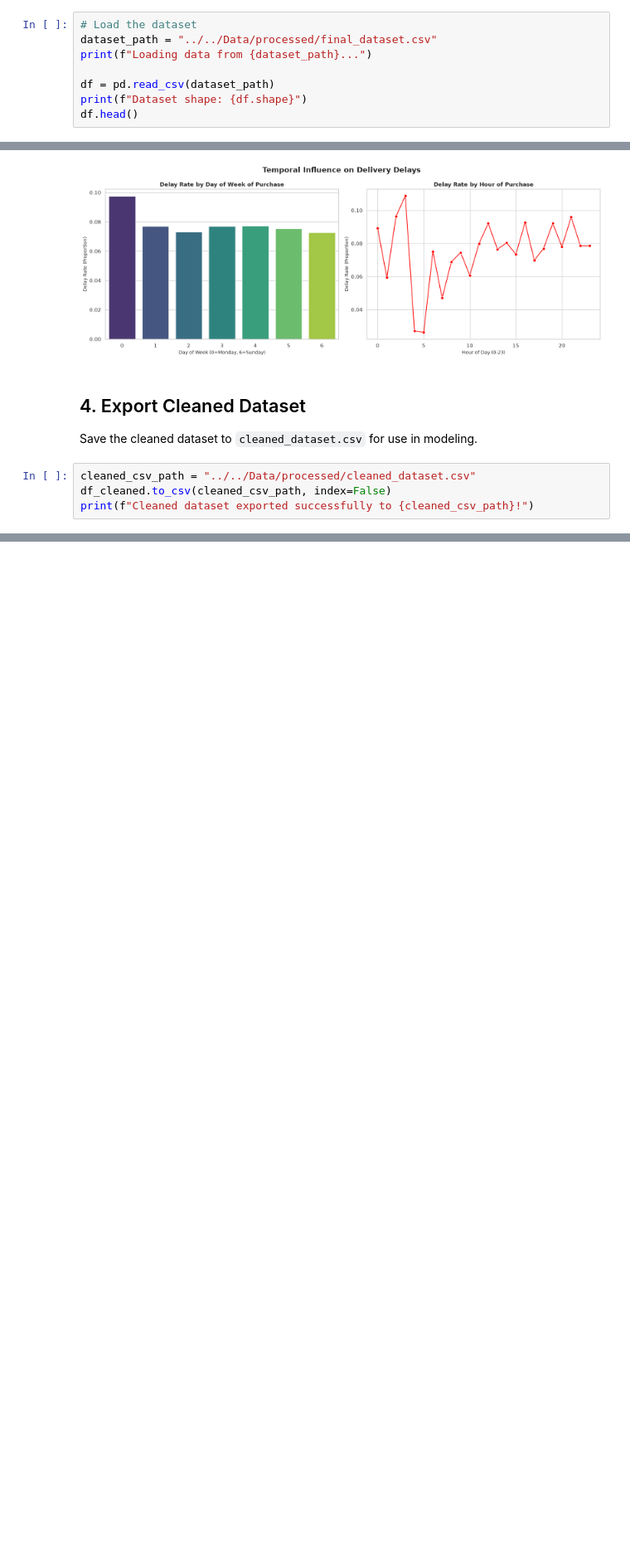
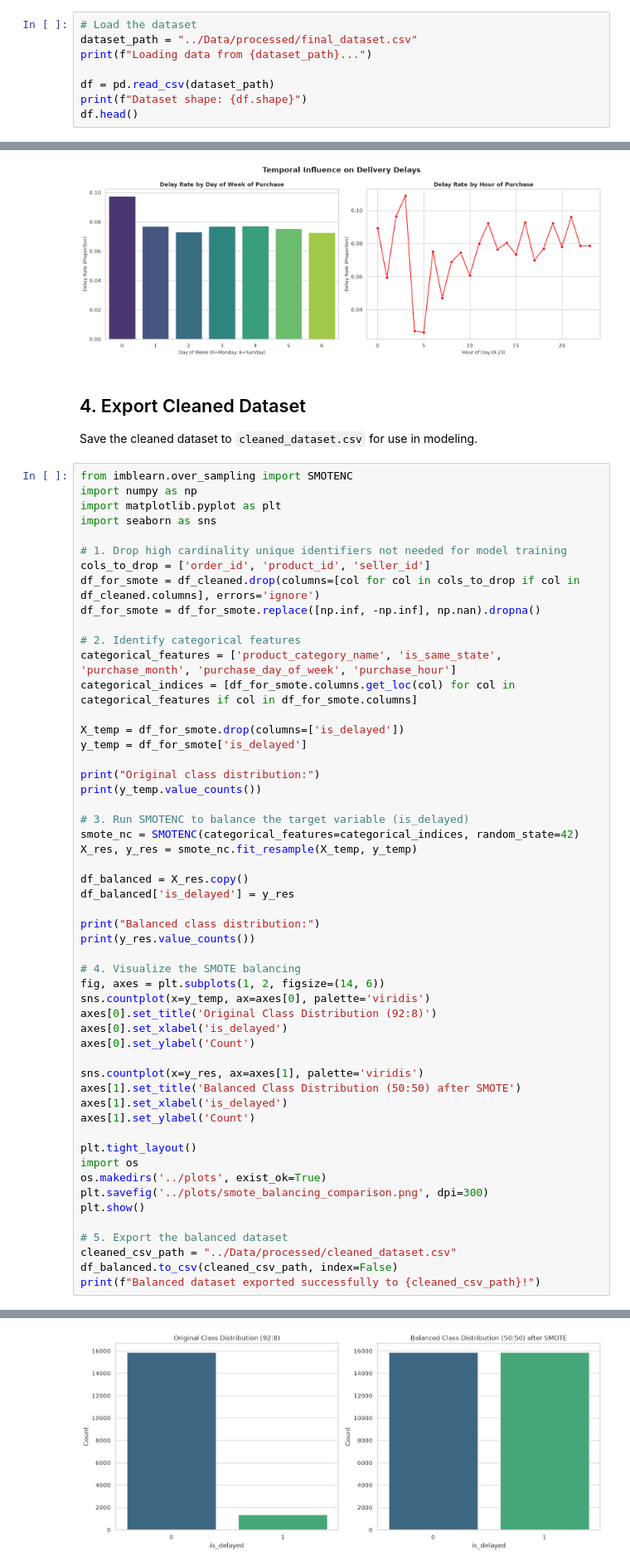
Before and after one commit to PLK178/MLOPS_Based_Delivery_Delay_Prediction, a Jupyter notebook: Notebooks/feature_analysis.ipynb, the cells around one changed output, grey strips where cells are left out. Shown at 83% size. Drawn from its saved outputs; the diff is of its cells as text; blank space fills up the shorter version.

Commit message:
file:In this data cleaning included smote technic

```diff
--- a/Notebooks/feature_analysis.ipynb
+++ b/Notebooks/feature_analysis.ipynb
@@ -26,7 +26,7 @@ plt.rcParams["font.size"] = 12
 ## 1. Load the Dataset
 # %%
 # Load the dataset
-dataset_path = "../../Data/processed/final_dataset.csv"
+dataset_path = "../Data/processed/final_dataset.csv"
 print(f"Loading data from {dataset_path}...")
 
 df = pd.read_csv(dataset_path)
@@ -236,7 +236,56 @@ The `ci` parameter is deprecated. Use `errorbar=None` for the same effect.
 
 Save the cleaned dataset to `cleaned_dataset.csv` for use in modeling.
 # %%
-cleaned_csv_path = "../../Data/processed/cleaned_dataset.csv"
-df_cleaned.to_csv(cleaned_csv_path, index=False)
-print(f"Cleaned dataset exported successfully to {cleaned_csv_path}!")
+from imblearn.over_sampling import SMOTENC
+import numpy as np
+import matplotlib.pyplot as plt
+import seaborn as sns
+
+# 1. Drop high cardinality unique identifiers not needed for model training
+cols_to_drop = ['order_id', 'product_id', 'seller_id']
+df_for_smote = df_cleaned.drop(columns=[col for col in cols_to_drop if col in df_cleaned.columns], errors='ignore')
+df_for_smote = df_for_smote.replace([np.inf, -np.inf], np.nan).dropna()
+
+# 2. Identify categorical features
+categorical_features = ['product_category_name', 'is_same_state', 'purchase_month', 'purchase_day_of_week', 'purchase_hour']
+categorical_indices = [df_for_smote.columns.get_loc(col) for col in categorical_features if col in df_for_smote.columns]
+
+X_temp = df_for_smote.drop(columns=['is_delayed'])
+y_temp = df_for_smote['is_delayed']
+
+print("Original class distribution:")
+print(y_temp.value_counts())
+
+# 3. Run SMOTENC to balance the target variable (is_delayed)
+smote_nc = SMOTENC(categorical_features=categorical_indices, random_state=42)
+X_res, y_res = smote_nc.fit_resample(X_temp, y_temp)
+
+df_balanced = X_res.copy()
+df_balanced['is_delayed'] = y_res
+
+print("Balanced class distribution:")
+print(y_res.value_counts())
+
+# 4. Visualize the SMOTE balancing
+fig, axes = plt.subplots(1, 2, figsize=(14, 6))
+sns.countplot(x=y_temp, ax=axes[0], palette='viridis')
+axes[0].set_title('Original Class Distribution (92:8)')
+axes[0].set_xlabel('is_delayed')
+axes[0].set_ylabel('Count')
+
+sns.countplot(x=y_res, ax=axes[1], palette='viridis')
+axes[1].set_title('Balanced Class Distribution (50:50) after SMOTE')
+axes[1].set_xlabel('is_delayed')
+axes[1].set_ylabel('Count')
+
+plt.tight_layout()
+import os
+os.makedirs('../plots', exist_ok=True)
+plt.savefig('../plots/smote_balancing_comparison.png', dpi=300)
+plt.show()
+
+# 5. Export the balanced dataset
+cleaned_csv_path = "../Data/processed/cleaned_dataset.csv"
+df_balanced.to_csv(cleaned_csv_path, index=False)
+print(f"Balanced dataset exported successfully to {cleaned_csv_path}!")
 # %% [output]
@@ -243,0 +309 @@ Cleaned dataset exported successfully to ../../Data/processed/cleaned_dataset.cs
+[figure, added]
```
Also changed, not shown: parts of 2 cells of this notebook.
